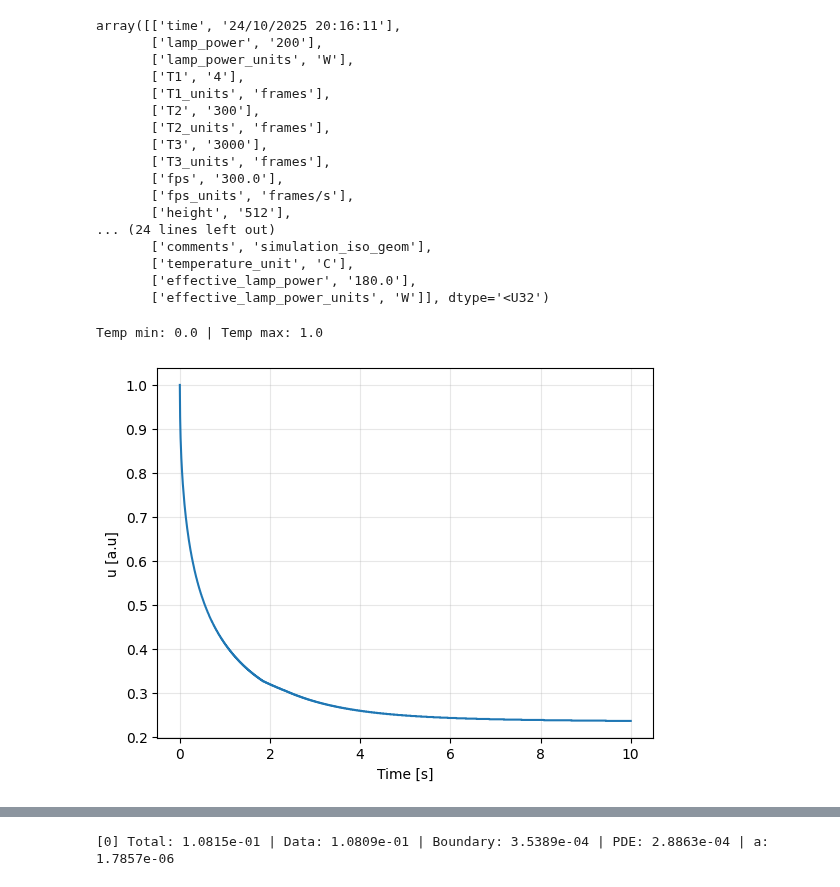
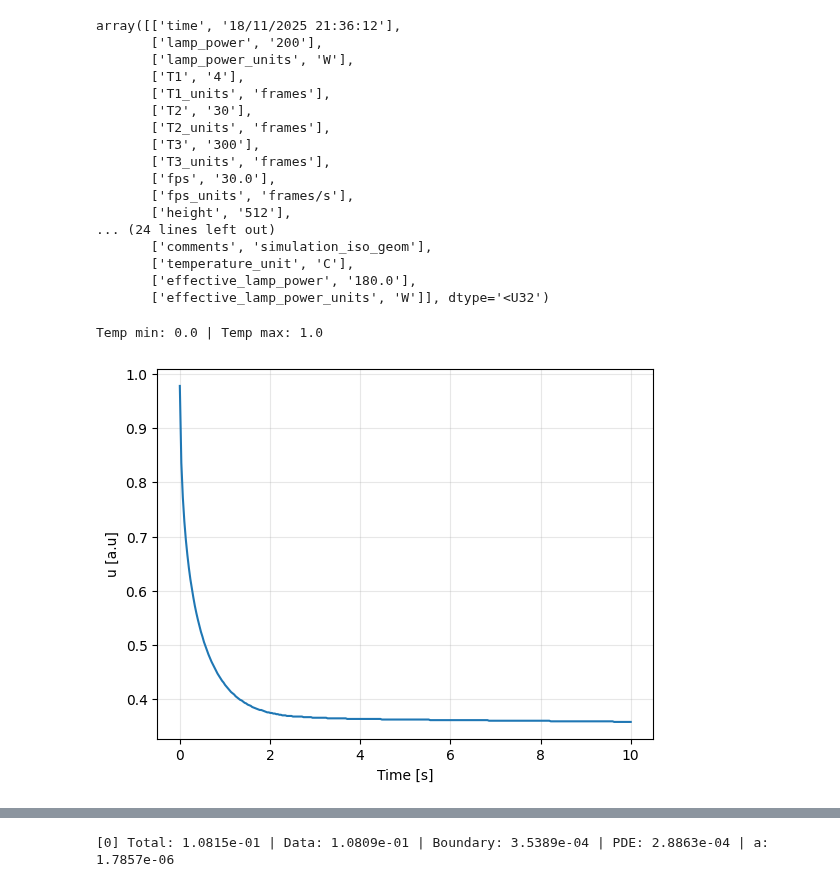
Before and after one commit to konrad-jaworski/Anisotropic_diffusivity_2, a Jupyter notebook: Experiment_with_1D_solution.ipynb, the cells around one changed output, grey strips where cells are left out. Saved outputs shown, nothing was run; the diff lists cells and outputs as text; code cells hidden in the pictures.

```diff
--- a/Experiment_with_1D_solution.ipynb
+++ b/Experiment_with_1D_solution.ipynb
@@ -9,22 +9,22 @@ from tqdm import tqdm
 device = torch.device("cuda" if torch.cuda.is_available() else "cpu")
 # %%
 # data=np.load(r'C:\Users\stone\Desktop\Synthetic_data_no_defect\2025_11_18_sample_100x100x5mm_no_defect_isotropic_gaussian_heat_no_conv_cond_5.npz',allow_pickle=True)
-data=np.load(r'C:\Users\stone\Desktop\Synthetic_data_no_defect\2025_10_24_sample_100x100x5mm_no_defect_isotropic.npz',allow_pickle=True)
+# data=np.load(r'C:\Users\stone\Desktop\Synthetic_data_no_defect\2025_10_24_sample_100x100x5mm_no_defect_isotropic.npz',allow_pickle=True)
 # data=np.load(r'/Volumes/KINGSTON/Synthetic_data_no_defect/2025_11_18_sample_100x100x5mm_no_defect_isotropic_gaussian_heat_no_conv_cond_5.npz')
 # data=np.load(r'/Volumes/KINGSTON/Synthetic_data_no_defect/2025_10_24_sample_100x100x5mm_no_defect_isotropic.npz')
 # %%
 data['meta']
 # %% [output]
-array([['time', '24/10/2025 20:16:11'],
+array([['time', '18/11/2025 21:36:12'],
        ['lamp_power', '200'],
        ['lamp_power_units', 'W'],
        ['T1', '4'],
        ['T1_units', 'frames'],
-       ['T2', '300'],
+       ['T2', '30'],
        ['T2_units', 'frames'],
-       ['T3', '3000'],
+       ['T3', '300'],
        ['T3_units', 'frames'],
-       ['fps', '300.0'],
+       ['fps', '30.0'],
        ['fps_units', 'frames/s'],
        ['height', '512'],
 ... (24 lines left out)
@@ -42,15 +42,15 @@ Temp min: 0.0 | Temp max: 1.0
 # %%
 T,Y,X=temp.shape
 y_center=Y//2
 x_center=X//2
-u_np=temp[304:,y_center,x_center]
-x_plot=np.linspace(0,10,3000)
+u_np=temp[34:,y_center,x_center]
+x_plot=np.linspace(0,10,300)
 plt.plot(x_plot,u_np)
 plt.xlabel('Time [s]')
 plt.ylabel('u [a.u]')
 plt.grid(alpha=0.3)
 # %% [output]
-[figure, old version]
+[figure, new version]
 # %%
 print(f"Temp min: {u_np.min()} | Temp max: {u_np.max()}")
 # %% [output]
```
Also changed, not shown: parts of 4 cells of this notebook.
